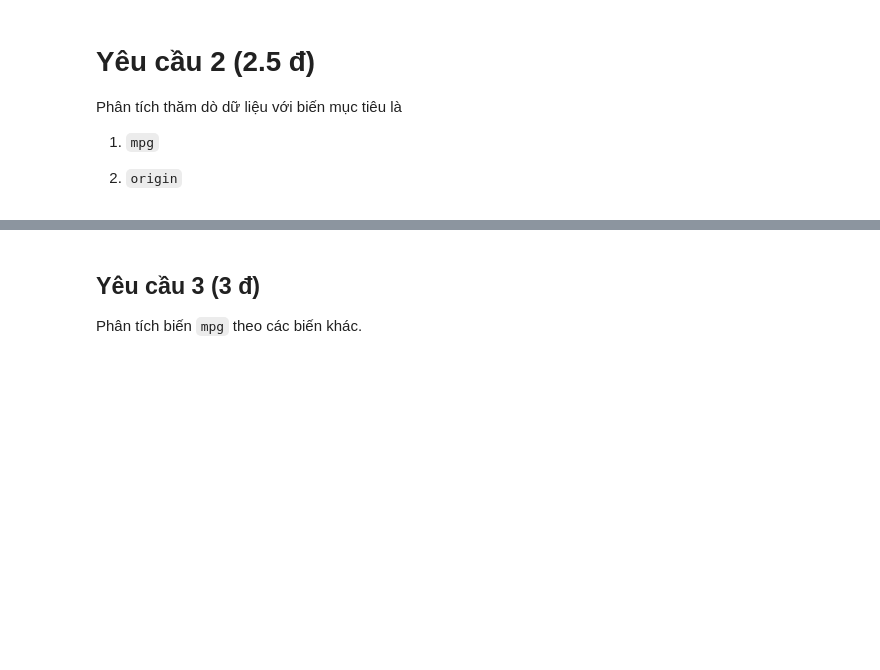
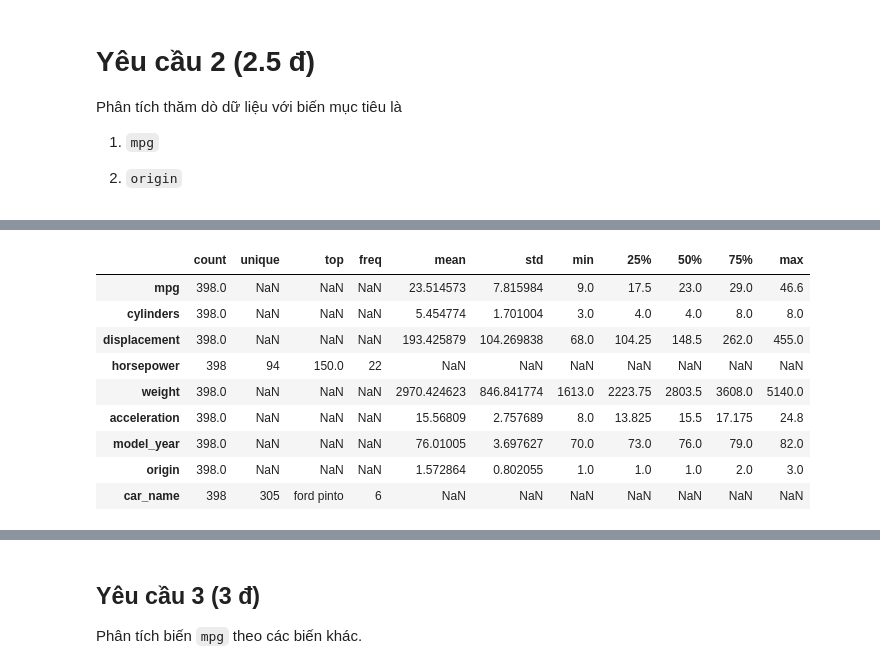
Before and after one commit to maidinhthaison/TKMT, a Jupyter notebook: 20810229_bt4.ipynb, the cells around one changed output, grey strips where cells are left out. Saved outputs shown, nothing was run; the diff lists cells and outputs as text; code cells hidden in the pictures; blank space fills up the shorter version.

```diff
--- a/20810229_bt4.ipynb
+++ b/20810229_bt4.ipynb
@@ -24,0 +114,13 @@ Phân tích thăm dò dữ liệu với biến mục tiêu là
+# %%
+auto_mpg.describe(include='all').transpose()
+# %% [output]
+|  | count | unique | top | freq | mean | std | min | 25% | 50% | 75% | max |
+| mpg | 398.0 | NaN | NaN | NaN | 23.514573 | 7.815984 | 9.0 | 17.5 | 23.0 | 29.0 | 46.6 |
+| cylinders | 398.0 | NaN | NaN | NaN | 5.454774 | 1.701004 | 3.0 | 4.0 | 4.0 | 8.0 | 8.0 |
+| displacement | 398.0 | NaN | NaN | NaN | 193.425879 | 104.269838 | 68.0 | 104.25 | 148.5 | 262.0 | 455.0 |
+| horsepower | 398 | 94 | 150.0 | 22 | NaN | NaN | NaN | NaN | NaN | NaN | NaN |
+| weight | 398.0 | NaN | NaN | NaN | 2970.424623 | 846.841774 | 1613.0 | 2223.75 | 2803.5 | 3608.0 | 5140.0 |
+| acceleration | 398.0 | NaN | NaN | NaN | 15.56809 | 2.757689 | 8.0 | 13.825 | 15.5 | 17.175 | 24.8 |
+| model_year | 398.0 | NaN | NaN | NaN | 76.01005 | 3.697627 | 70.0 | 73.0 | 76.0 | 79.0 | 82.0 |
+| origin | 398.0 | NaN | NaN | NaN | 1.572864 | 0.802055 | 1.0 | 1.0 | 1.0 | 2.0 | 3.0 |
+| car_name | 398 | 305 | ford pinto | 6 | NaN | NaN | NaN | NaN | NaN | NaN | NaN |
```
Also changed, not shown: parts of 20 cells of this notebook, 1 other file.
